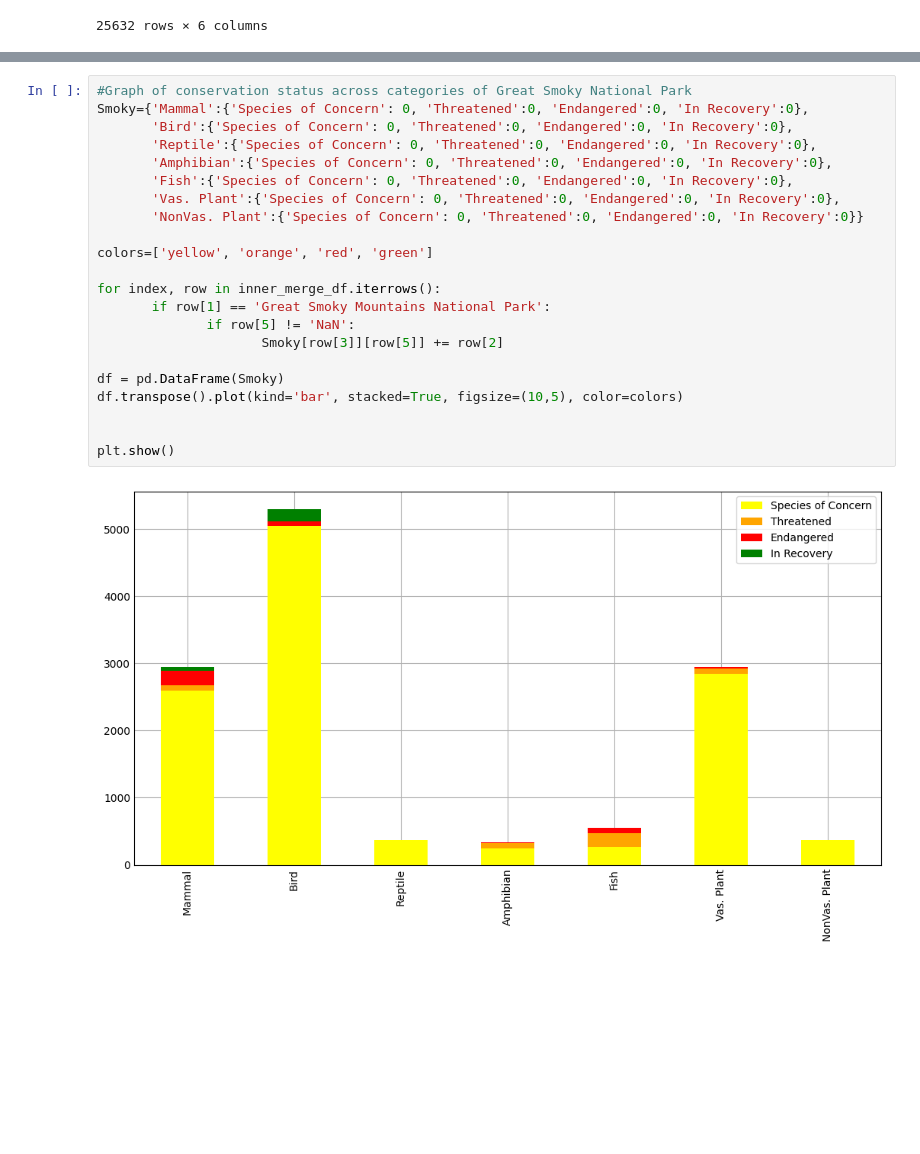
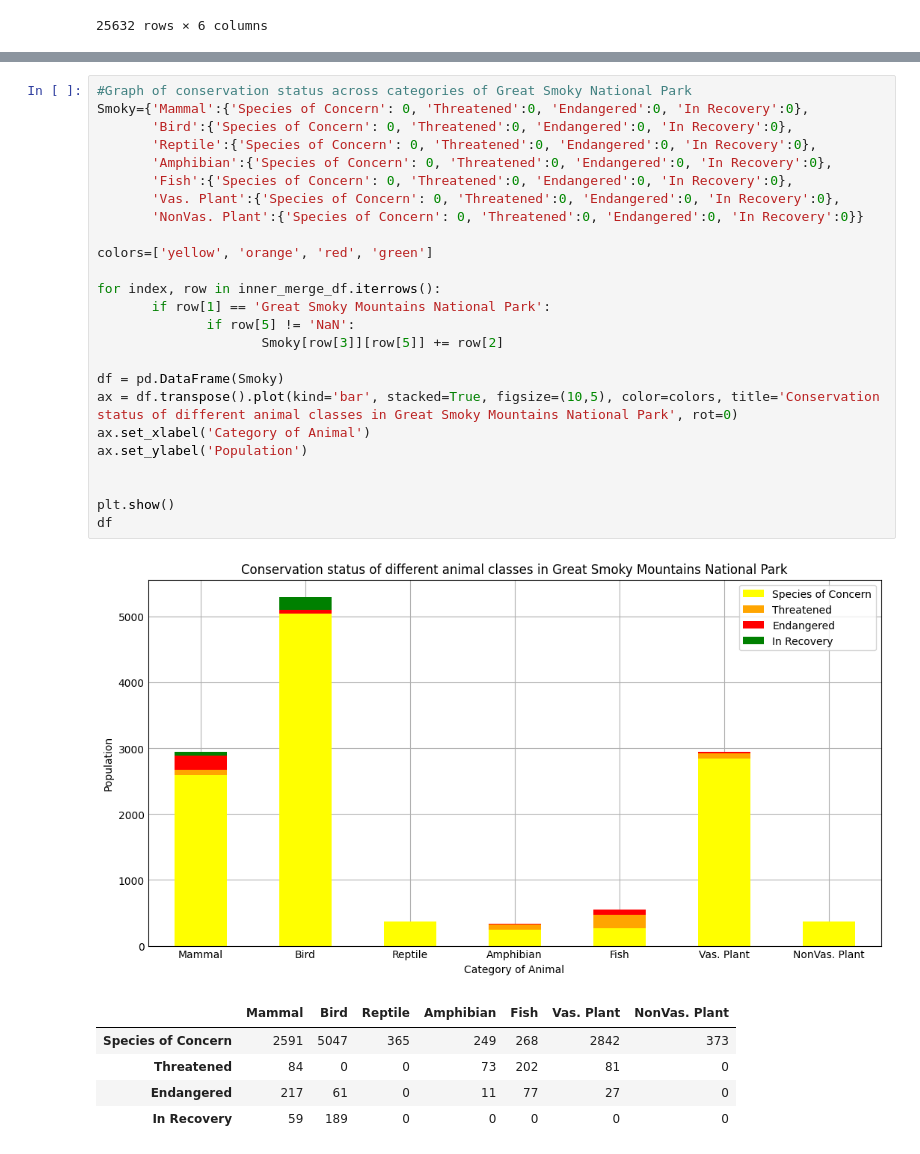
Before and after one commit to iporchet/Biodiversity-Analysis, a Jupyter notebook: biodiversity.ipynb, the cells around one changed output, grey strips where cells are left out. Cells and saved outputs as stored; diff of their text form; blank space fills up the shorter version.

Commit message:
Added more graphs and labels

```diff
--- a/biodiversity.ipynb
+++ b/biodiversity.ipynb
@@ -64,25 +69,33 @@ plt.show()
 # %%
 #Graph of conservation status across categories of Great Smoky National Park
 Smoky={'Mammal':{'Species of Concern': 0, 'Threatened':0, 'Endangered':0, 'In Recovery':0},
        'Bird':{'Species of Concern': 0, 'Threatened':0, 'Endangered':0, 'In Recovery':0},
        'Reptile':{'Species of Concern': 0, 'Threatened':0, 'Endangered':0, 'In Recovery':0},
        'Amphibian':{'Species of Concern': 0, 'Threatened':0, 'Endangered':0, 'In Recovery':0},
        'Fish':{'Species of Concern': 0, 'Threatened':0, 'Endangered':0, 'In Recovery':0},
        'Vas. Plant':{'Species of Concern': 0, 'Threatened':0, 'Endangered':0, 'In Recovery':0},
        'NonVas. Plant':{'Species of Concern': 0, 'Threatened':0, 'Endangered':0, 'In Recovery':0}}
 
 colors=['yellow', 'orange', 'red', 'green']
 
 for index, row in inner_merge_df.iterrows():
        if row[1] == 'Great Smoky Mountains National Park':
               if row[5] != 'NaN':
                      Smoky[row[3]][row[5]] += row[2]
 
 df = pd.DataFrame(Smoky)
-df.transpose().plot(kind='bar', stacked=True, figsize=(10,5), color=colors)
+ax = df.transpose().plot(kind='bar', stacked=True, figsize=(10,5), color=colors, title='Conservation status of different animal classes in Great Smoky Mountains National Park', rot=0)
+ax.set_xlabel('Category of Animal')
+ax.set_ylabel('Population')
 
 
 plt.show()
+df
 # %% [output]
-[figure, old version]
+[figure, new version]
+|  | Mammal | Bird | Reptile | Amphibian | Fish | Vas. Plant | NonVas. Plant |
+| Species of Concern | 2591 | 5047 | 365 | 249 | 268 | 2842 | 373 |
+| Threatened | 84 | 0 | 0 | 73 | 202 | 81 | 0 |
+| Endangered | 217 | 61 | 0 | 11 | 77 | 27 | 0 |
+| In Recovery | 59 | 189 | 0 | 0 | 0 | 0 | 0 |
 # %%
```
Also changed, not shown: parts of 5 cells of this notebook.
